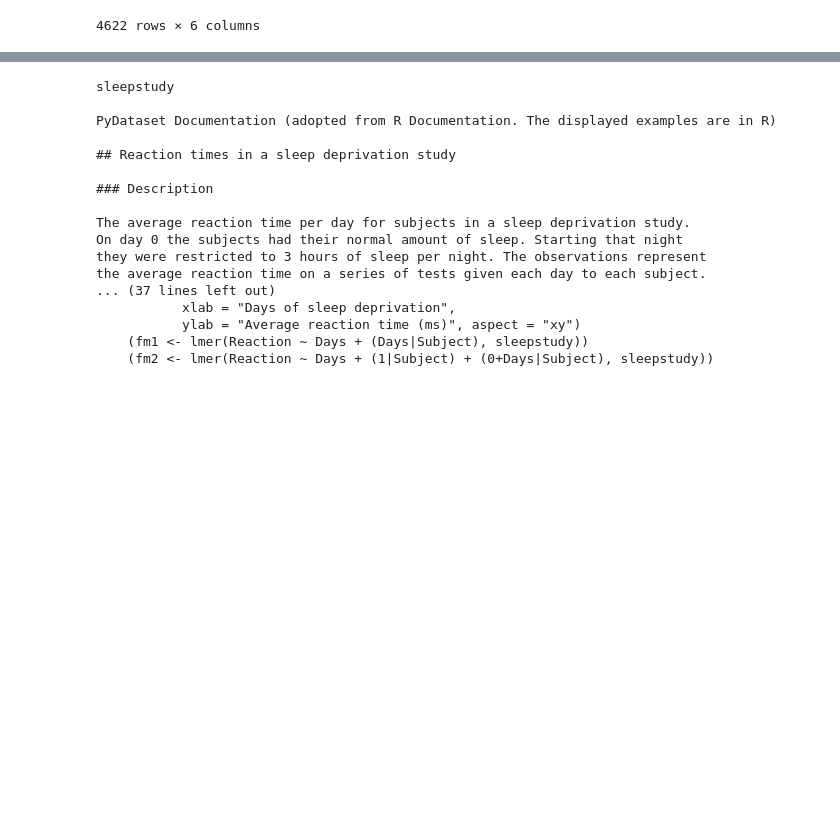
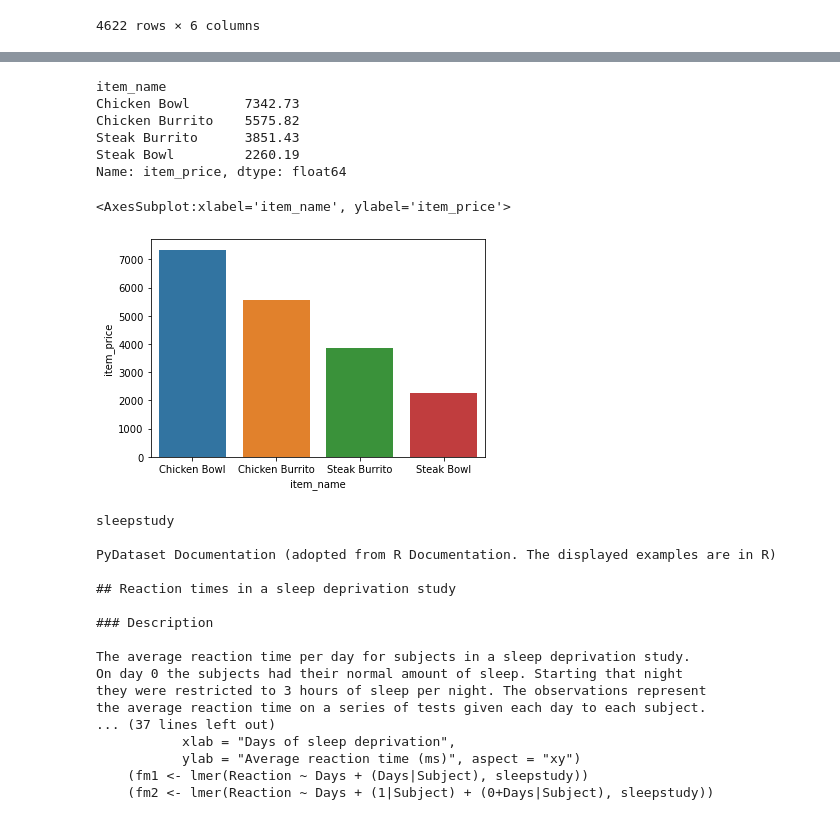
Before and after one commit to lupeluna/numpy-pandas-visualization-exercises, a Jupyter notebook: seaborn_exercises.ipynb, the cells around one changed output, grey strips where cells are left out. Drawn from its saved outputs; the diff is of its cells as text; code cells hidden in the pictures; blank space fills up the shorter version.

```diff
--- a/seaborn_exercises.ipynb
+++ b/seaborn_exercises.ipynb
@@ -292,8 +292,8 @@ def get_db_url(host, user, password):
 from env import host, user, password
 url = get_db_url(host, user, password)
 # %%
-chipotle_db = pd.read_sql('SELECT * FROM orders', url)
-chipotle_db
+orders_df = pd.read_sql('SELECT * FROM orders', url)
+orders_df
 # %% [output]
 |  | id | order_id | quantity | item_name | choice_description | item_price |
 | 0 | 1 | 1 | 1 | Chips and Fresh Tomato Salsa | nan | $2.39 |
@@ -317,0 +311,3 @@ sns.barplot()
+# %%
+#make item_price a float
+orders_df['item_price'] = orders_df['item_price'].str.replace('$','').str.replace(',','').astype('float')
@@ -318,3 +330,23 @@ sns.barplot()
+# %%
+#Isolate the top 4 most popular items
+item_quantity= orders_df.groupby('item_name').item_price.sum().nlargest(4)
+# %%
+item_quantity
+# %% [output]
+item_name
+Chicken Bowl       7342.73
+Chicken Burrito    5575.82
+Steak Burrito      3851.43
+Steak Bowl         2260.19
+Name: item_price, dtype: float64
+# %%
+top_4= item_quantity.reset_index() #change data into a series
+# %%
+#Make a bar plot of item_name vs item_price
+sns.barplot(x='item_name', y= 'item_price', data=top_4)
+# %% [output]
+<AxesSubplot:xlabel='item_name', ylabel='item_price'>
+[figure, added]
 # %%
 # 5. Load the sleepstudy data and read it's documentation.
 # Use seaborn to create a line chart of all the individual
```
Also changed, not shown: parts of 3 cells of this notebook.
